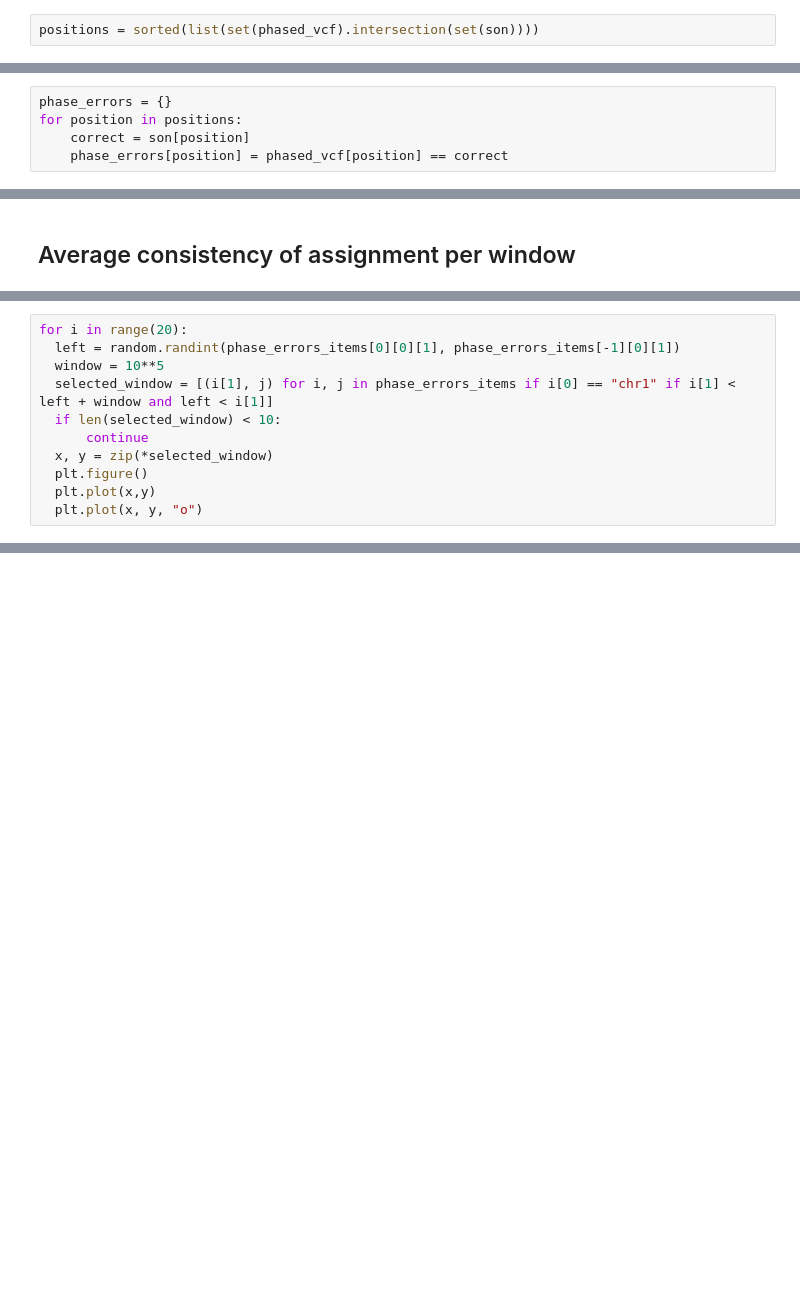
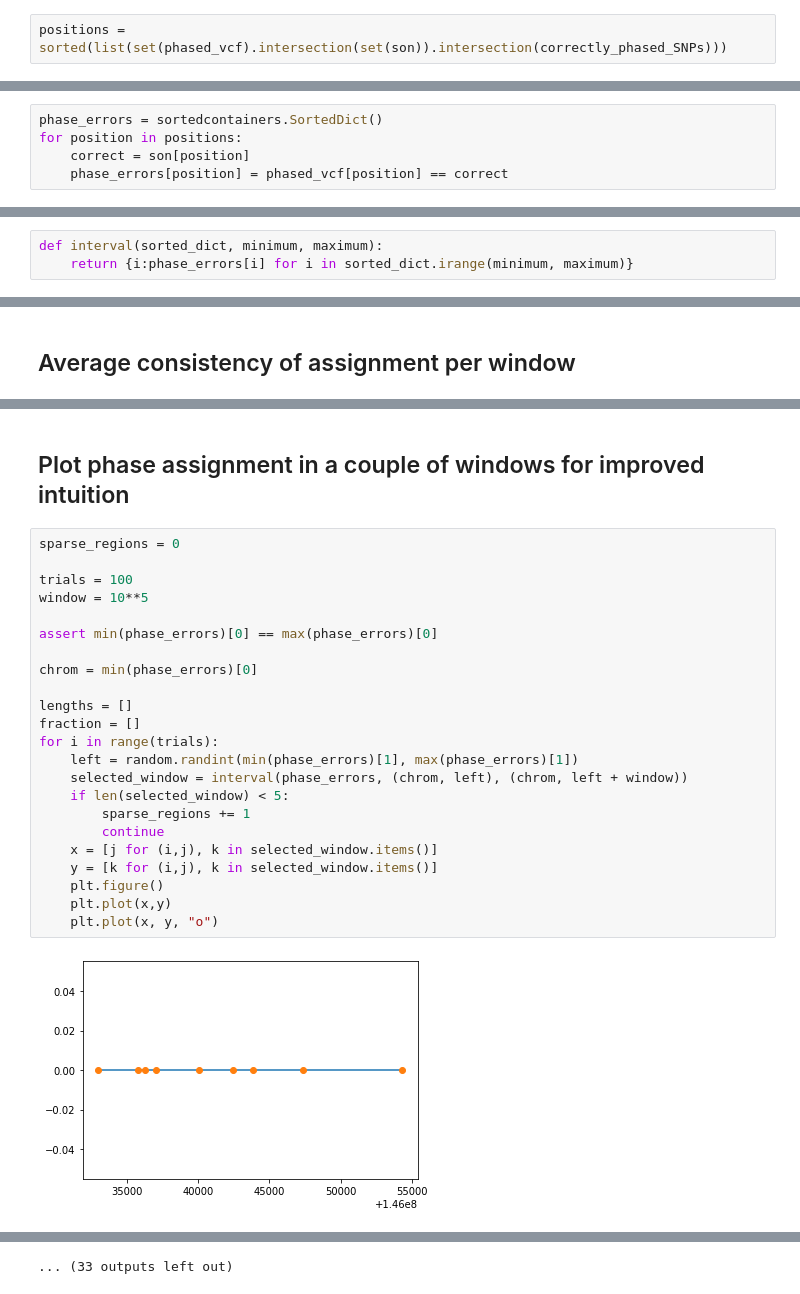
Before and after one commit to kharchenkolab/pysccnv, a Jupyter notebook: Eagle2_benchmark.ipynb, the cells around one changed output, grey strips where cells are left out. Saved outputs shown, nothing was run; the diff lists cells and outputs as text; blank space fills up the shorter version.

```diff
--- a/Eagle2_benchmark.ipynb
+++ b/Eagle2_benchmark.ipynb
@@ -589,9 +593,9 @@ KeyboardInterrupt: ignored
 # %%
-positions = sorted(list(set(phased_vcf).intersection(set(son))))
+positions = sorted(list(set(phased_vcf).intersection(set(son)).intersection(correctly_phased_SNPs)))
 # %% [markdown]
 ## Prepare a dictionary, which records, per SNP location, if the assignment from Eagle2 was correct
 # %%
-phase_errors = {}
+phase_errors = sortedcontainers.SortedDict()
 for position in positions:
     correct = son[position]
     phase_errors[position] = phased_vcf[position] == correct
@@ -600,3 +602,6 @@ phase_errors_items = list(phase_errors.items())
+# %%
+def interval(sorted_dict, minimum, maximum):
+    return {i:phase_errors[i] for i in sorted_dict.irange(minimum, maximum)}
 # %% [markdown]
 ## Prepare a 100 kilobase window, and check consistency of SNP assignment in that window. Repeat `trials` times.
 # %%
@@ -647,11 +643,0 @@ import matplotlib.pyplot as plt
-# %%
-for i in range(20):
-  left = random.randint(phase_errors_items[0][0][1], phase_errors_items[-1][0][1])
-  window = 10**5
-  selected_window = [(i[1], j) for i, j in phase_errors_items if i[0] == "chr1" if i[1] < left + window and left < i[1]]
-  if len(selected_window) < 10:
-      continue
-  x, y = zip(*selected_window)
-  plt.figure()
-  plt.plot(x,y)
-  plt.plot(x, y, "o")
@@ -671,0 +644,27 @@ for i in range(20):
+# %% [markdown]
+## Plot phase assignment in a couple of windows for improved intuition
+# %%
+sparse_regions = 0
+
+trials = 100
+window = 10**5
+
+assert min(phase_errors)[0] == max(phase_errors)[0]
+
+chrom = min(phase_errors)[0]
+
+lengths = []
+fraction = []
+for i in range(trials):
+    left = random.randint(min(phase_errors)[1], max(phase_errors)[1])
+    selected_window = interval(phase_errors, (chrom, left), (chrom, left + window))
+    if len(selected_window) < 5:
+        sparse_regions += 1
+        continue
+    x = [j for (i,j), k in selected_window.items()]
+    y = [k for (i,j), k in selected_window.items()]
+    plt.figure()
+    plt.plot(x,y)
+    plt.plot(x, y, "o")
+# %% [output]
+[figure, added]
@@ -671,0 +682 @@ for i in range(20):
+... (33 outputs left out)
```
Also changed, not shown: parts of 43 cells of this notebook.
